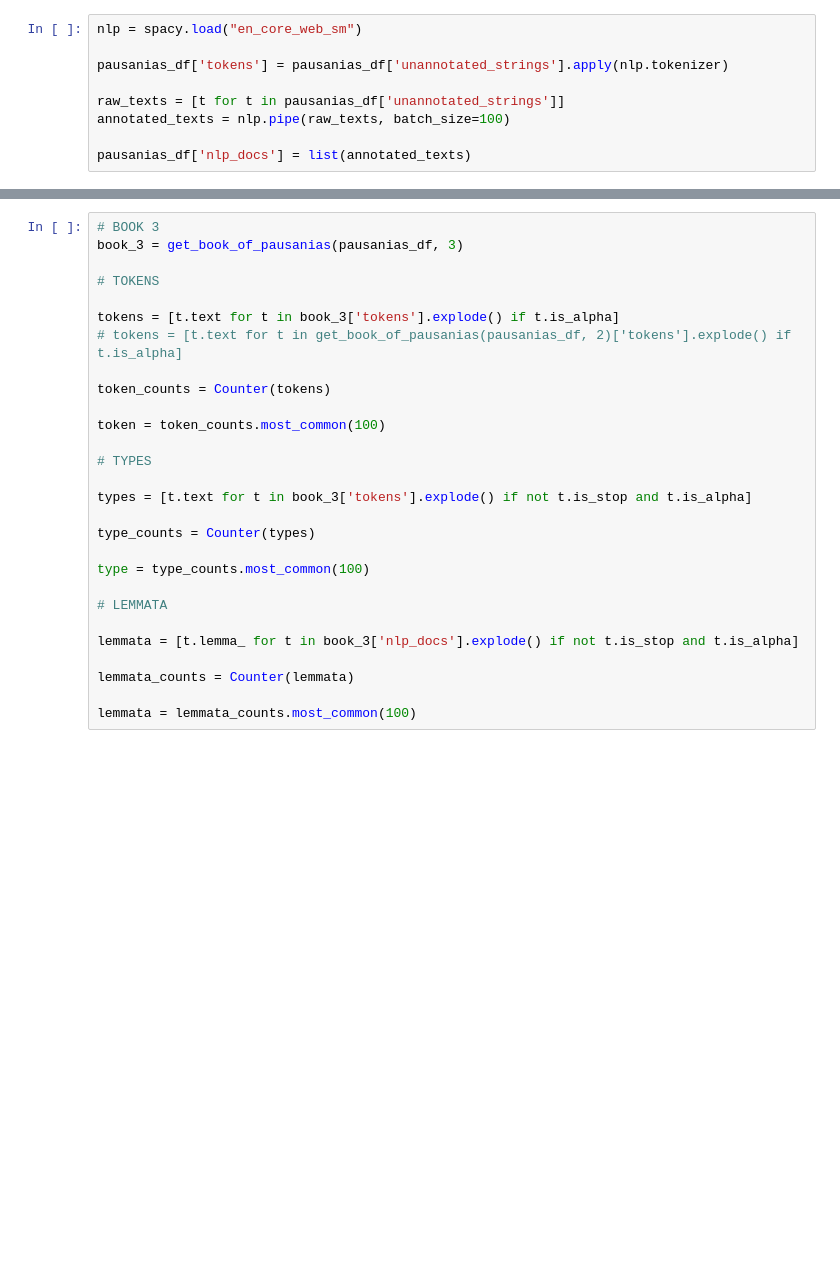
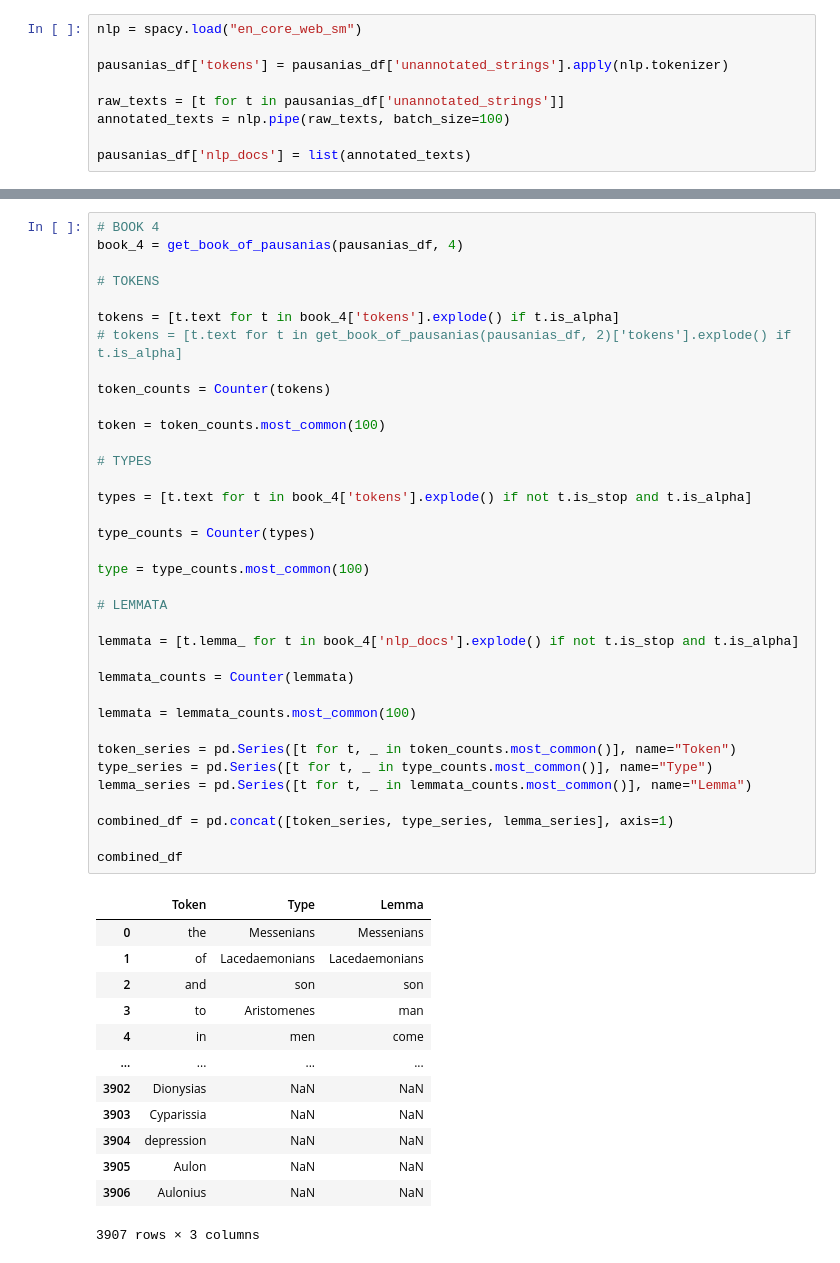
Before and after one commit to grossmancarly/intro-text-analysis, a Jupyter notebook: week-02/HW2.ipynb, the cells around one changed output, grey strips where cells are left out. Cells and saved outputs as stored; diff of their text form; blank space fills up the shorter version.

```diff
--- a/week-02/HW2.ipynb
+++ b/week-02/HW2.ipynb
@@ -112,28 +180,50 @@ lemmata = lemmata_counts.most_common(100)
 # %%
-# BOOK 3
-book_3 = get_book_of_pausanias(pausanias_df, 3)
+# BOOK 4
+book_4 = get_book_of_pausanias(pausanias_df, 4)
 
 # TOKENS
 
-tokens = [t.text for t in book_3['tokens'].explode() if t.is_alpha]
+tokens = [t.text for t in book_4['tokens'].explode() if t.is_alpha]
 # tokens = [t.text for t in get_book_of_pausanias(pausanias_df, 2)['tokens'].explode() if t.is_alpha]
 
 token_counts = Counter(tokens)
 
 token = token_counts.most_common(100)
 
 # TYPES
 
-types = [t.text for t in book_3['tokens'].explode() if not t.is_stop and t.is_alpha]
+types = [t.text for t in book_4['tokens'].explode() if not t.is_stop and t.is_alpha]
 
 type_counts = Counter(types)
 
 type = type_counts.most_common(100)
 
 # LEMMATA
 
-lemmata = [t.lemma_ for t in book_3['nlp_docs'].explode() if not t.is_stop and t.is_alpha]
+lemmata = [t.lemma_ for t in book_4['nlp_docs'].explode() if not t.is_stop and t.is_alpha]
 
 lemmata_counts = Counter(lemmata)
 
 lemmata = lemmata_counts.most_common(100)
+
+token_series = pd.Series([t for t, _ in token_counts.most_common()], name="Token")
+type_series = pd.Series([t for t, _ in type_counts.most_common()], name="Type")
+lemma_series = pd.Series([t for t, _ in lemmata_counts.most_common()], name="Lemma")
+
+combined_df = pd.concat([token_series, type_series, lemma_series], axis=1)
+
+combined_df
+# %% [output]
+|  | Token | Type | Lemma |
+| 0 | the | Messenians | Messenians |
+| 1 | of | Lacedaemonians | Lacedaemonians |
+| 2 | and | son | son |
+| 3 | to | Aristomenes | man |
+| 4 | in | men | come |
+| ... | ... | ... | ... |
+| 3902 | Dionysias | NaN | NaN |
+| 3903 | Cyparissia | NaN | NaN |
+| 3904 | depression | NaN | NaN |
+| 3905 | Aulon | NaN | NaN |
+| 3906 | Aulonius | NaN | NaN |
+3907 rows × 3 columns
```
Also changed, not shown: parts of 5 cells of this notebook.
